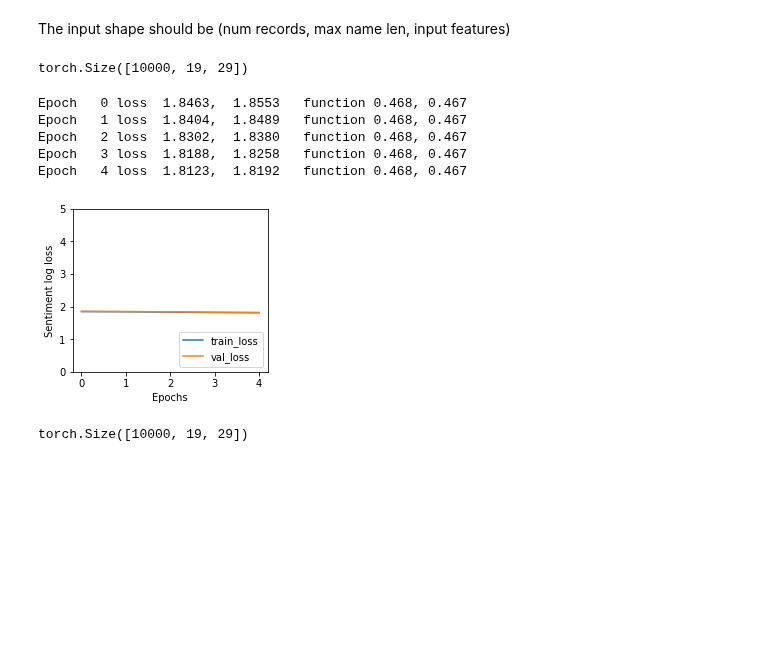
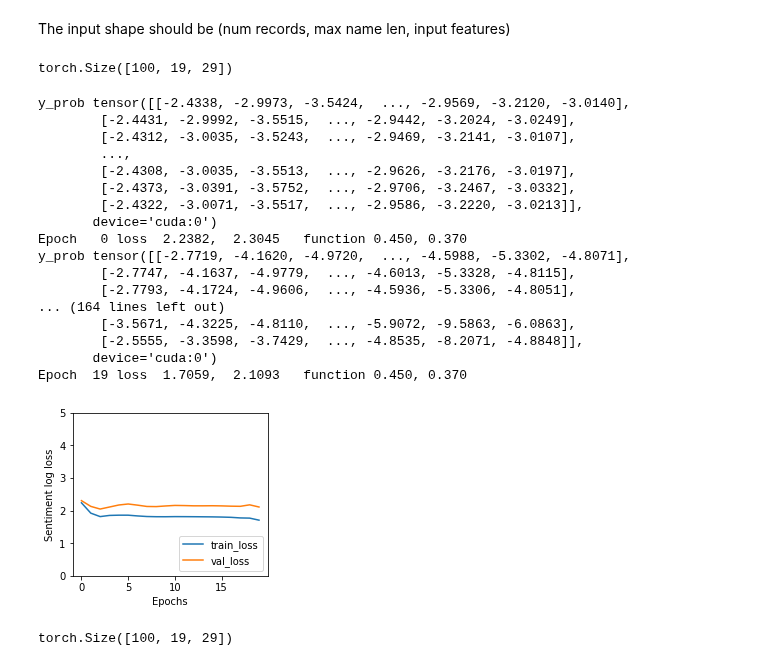
Before and after one commit to parrt/playdl, a Jupyter notebook: notebooks/LSTM-lastname.ipynb, the cells around one changed output. Drawn from its saved outputs; the diff is of its cells as text; code cells hidden in the pictures; blank space fills up the shorter version.

```diff
--- a/notebooks/LSTM-lastname.ipynb
+++ b/notebooks/LSTM-lastname.ipynb
@@ -359,11 +277,11 @@ torch.Size([10686, 29, 19])
 # %% [markdown]
 The input shape should be (num records, max name len, input features)
 # %%
-subset=10_000
+subset=100
 X_train_onehot, y_train = X_train_onehot[:subset], torch.tensor(y_train[:subset].values).long()
 X_valid_onehot, y_valid = X_valid_onehot[:subset], torch.tensor(y_valid[:subset]).long()
 X_train_onehot = X_train_onehot.reshape(len(X_train_onehot), max_len, len(V))
 X_valid_onehot = X_valid_onehot.reshape(len(X_valid_onehot), max_len, len(V))
 X_train_onehot.shape
 # %% [output]
-torch.Size([10000, 19, 29])
+torch.Size([100, 19, 29])
@@ -370,30 +377,44 @@ torch.Size([10000, 19, 29])
 # %%
 rnn = LastNameLSTM(input_features=len(V),
                    hidden_size=50,
                    output_size=len(y_cats))
 rnn = rnn.to(device)
 
 # X input shape (max name len, num records, input features)
 train = TensorDataset(X_train_onehot.to(device), y_train.to(device))
 valid = TensorDataset(X_valid_onehot.to(device), y_valid.to(device))
 model, history = ctrain(rnn, train, valid,
-                        loss_fn=torch.nn.CrossEntropyLoss(),
+#                         loss_fn=torch.nn.CrossEntropyLoss(),
+                        loss_fn=torch.nn.NLLLoss(),
+#                         loss_fn=F.cross_entropy,
                         metric=accuracy_score,
-                        epochs=5,
-                        learning_rate=0.001,
-                        weight_decay=0.0,#0001,
-                        batch_size=32,
+                        epochs=20,
+                        learning_rate=0.01,
+                        weight_decay=0.00001,
+                        batch_size=32,  # no minibatches
                         print_every=1)
 
 plot_history(history, yrange=(0,5))
 # %% [output]
-Epoch   0 loss  1.8463,  1.8553   function 0.468, 0.467
-Epoch   1 loss  1.8404,  1.8489   function 0.468, 0.467
-Epoch   2 loss  1.8302,  1.8380   function 0.468, 0.467
-Epoch   3 loss  1.8188,  1.8258   function 0.468, 0.467
-Epoch   4 loss  1.8123,  1.8192   function 0.468, 0.467
+y_prob tensor([[-2.4338, -2.9973, -3.5424,  ..., -2.9569, -3.2120, -3.0140],
+        [-2.4431, -2.9992, -3.5515,  ..., -2.9442, -3.2024, -3.0249],
+        [-2.4312, -3.0035, -3.5243,  ..., -2.9469, -3.2141, -3.0107],
+        ...,
+        [-2.4308, -3.0035, -3.5513,  ..., -2.9626, -3.2176, -3.0197],
+        [-2.4373, -3.0391, -3.5752,  ..., -2.9706, -3.2467, -3.0332],
+        [-2.4322, -3.0071, -3.5517,  ..., -2.9586, -3.2220, -3.0213]],
+       device='cuda:0')
+Epoch   0 loss  2.2382,  2.3045   function 0.450, 0.370
+y_prob tensor([[-2.7719, -4.1620, -4.9720,  ..., -4.5988, -5.3302, -4.8071],
+        [-2.7747, -4.1637, -4.9779,  ..., -4.6013, -5.3328, -4.8115],
+        [-2.7793, -4.1724, -4.9606,  ..., -4.5936, -5.3306, -4.8051],
+... (164 lines left out)
+        [-3.5671, -4.3225, -4.8110,  ..., -5.9072, -9.5863, -6.0863],
+        [-2.5555, -3.3598, -3.7429,  ..., -4.8535, -8.2071, -4.8848]],
+       device='cuda:0')
+Epoch  19 loss  1.7059,  2.1093   function 0.450, 0.370
-[figure, old version]
+[figure, new version]
 # %%
 X_train_onehot.size()
 # %% [output]
-torch.Size([10000, 19, 29])
+torch.Size([100, 19, 29])
```
Also changed, not shown: parts of 10 cells of this notebook, 1 other file.
